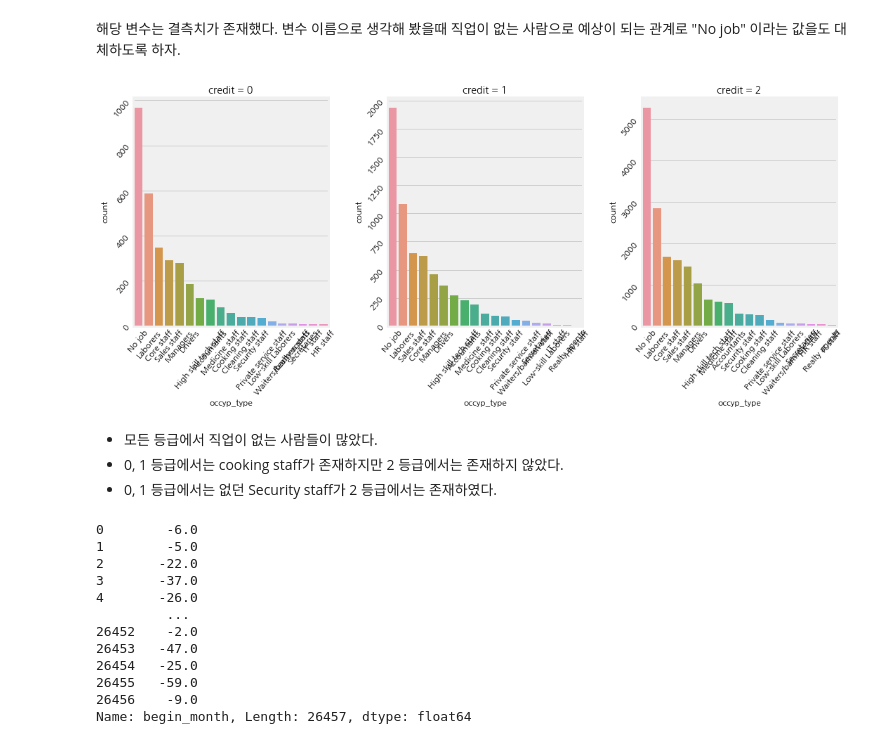
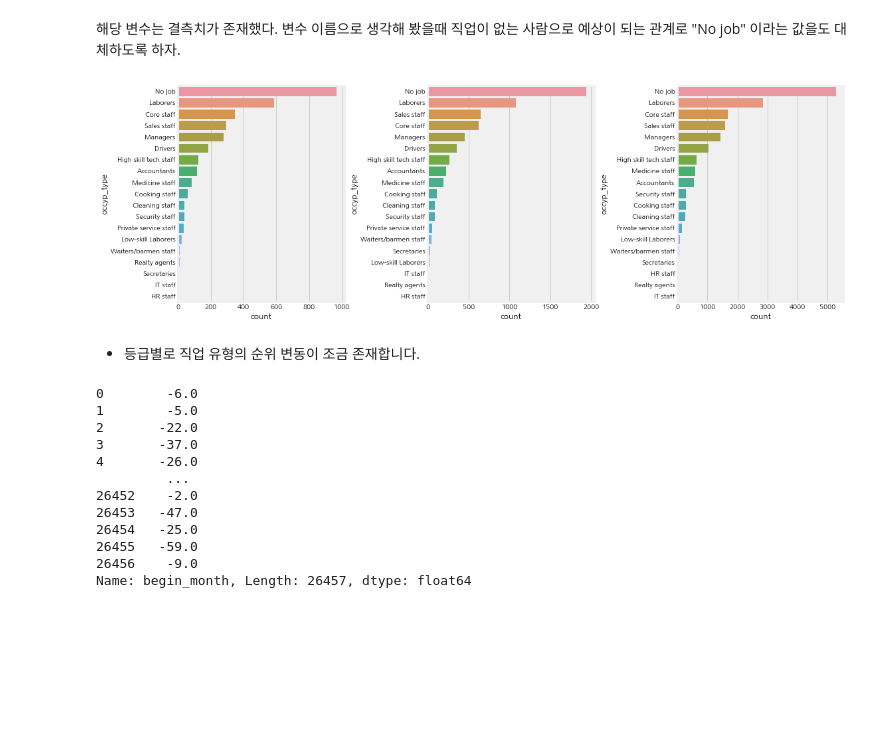
Before and after one commit to jaaaamj0711/DACON, a Jupyter notebook: Basic_EDA.ipynb, the cells around one changed output. Cells and saved outputs as stored; diff of their text form; code cells hidden in the pictures; blank space fills up the shorter version.

```diff
--- a/Basic_EDA.ipynb
+++ b/Basic_EDA.ipynb
@@ -263,14 +263,17 @@ cat_plot('email')
 train_0 = train_0.fillna({'occyp_type':'No job'})
 train_1 = train_1.fillna({'occyp_type':'No job'})
 train_2 = train_2.fillna({'occyp_type':'No job'})
-# %%
-cat_plot('occyp_type')
-# %% [output]
-[figure, removed]
-# %% [markdown]
-- 모든 등급에서 직업이 없는 사람들이 많았다.
-- 0, 1 등급에서는 cooking staff가 존재하지만 2 등급에서는 존재하지 않았다.
-- 0, 1 등급에서는 없던 Security staff가 2 등급에서는 존재하였다.
+# %%
+f, ax = plt.subplots(1, 3, figsize=(16, 6))
+sns.countplot(y = 'occyp_type', data = train_0, order = train_0['occyp_type'].value_counts().index, ax=ax[0])
+sns.countplot(y = 'occyp_type', data = train_1, order = train_1['occyp_type'].value_counts().index, ax=ax[1])
+sns.countplot(y = 'occyp_type', data = train_2, order = train_2['occyp_type'].value_counts().index, ax=ax[2])
+plt.subplots_adjust(wspace=0.5, hspace=0.3)
+plt.show()
+# %% [output]
+[figure, added]
+# %% [markdown]
+- 등급별로 직업 유형의 순위 변동이 조금 존재합니다.
 # %%
 train['begin_month']
 # %% [output]
```
Also changed, not shown: parts of 2 cells of this notebook.
